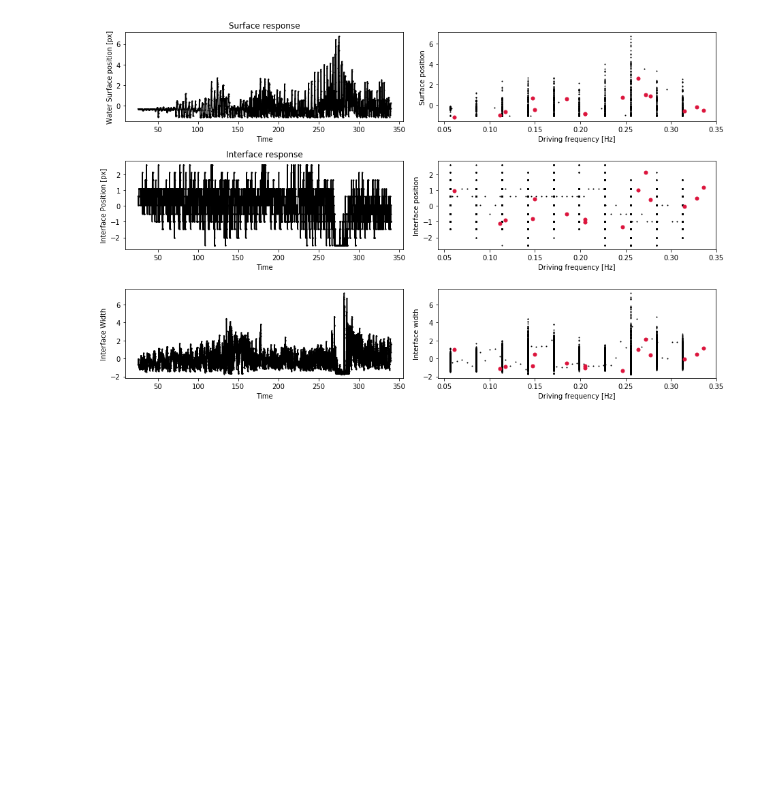
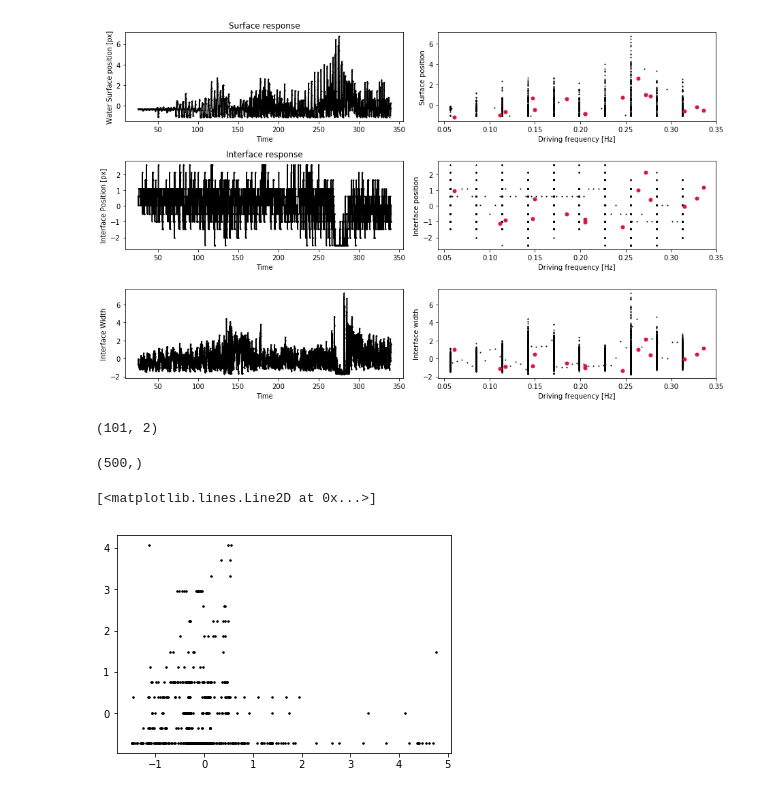
Before and after one commit to balintkaszas/boSchlieren, a Jupyter notebook: SlowRamp0421.ipynb, the cells around one changed output. Drawn from its saved outputs; the diff is of its cells as text; code cells hidden in the pictures; blank space fills up the shorter version.

```diff
--- a/SlowRamp0421.ipynb
+++ b/SlowRamp0421.ipynb
@@ -144,6 +146,8 @@ import os
 saveDataset("rampSlow")
 # %% [output]
 rampSlow Done
+# %%
+rampsubset = np.loadtxt('data0419/measured/sample/rampSlow.txt')
 # %%
 rampSlow = measureInterface("rampSlow")
 # %%
@@ -279,3 +285,23 @@ f.set_size_inches((13, 8))
 f.tight_layout()
 # %% [output]
 [figure]
+# %%
+time = np.arange(1300, 1800, 1.)/29.18
+# %%
+surfSample = surface[np.logical_and(surface[:,0]<65., surface[:,0]>44.)]
+# %%
+surfSample.shape
+# %% [output]
+(101, 2)
+# %%
+time.shape
+# %% [output]
+(500,)
+# %%
+from scipy import interpolate
+drivingInterpolate = interpolate.interp1d(surfSample[:,0],surfSample[:,1])
+# %%
+plt.plot(normalize(drivingInterpolate(time)), normalize(rampsubset[:,1]), 'o', markersize=1.5, c='black')
+# %% [output]
+[<matplotlib.lines.Line2D at 0x...>]
+[figure, added]
```
Also changed, not shown: parts of 4 cells of this notebook, 1 other file.
